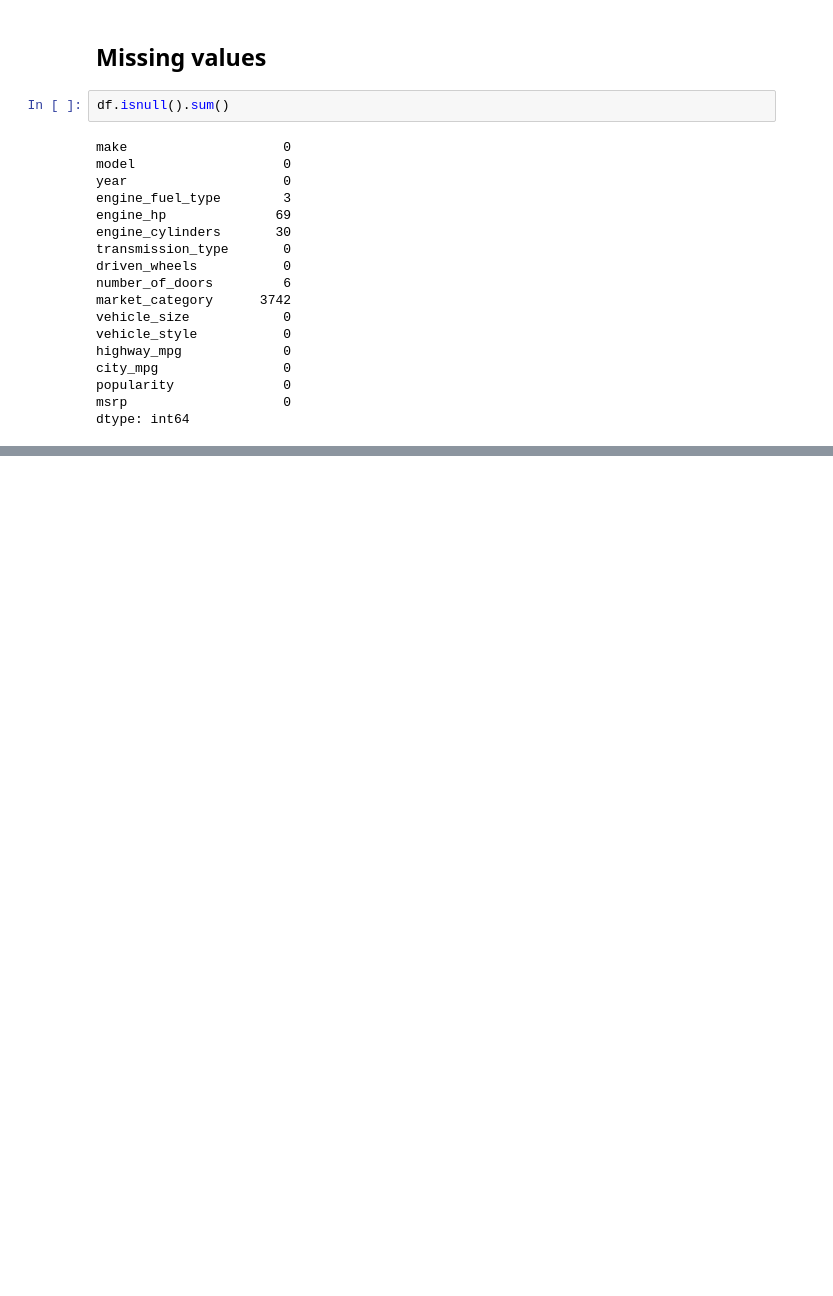
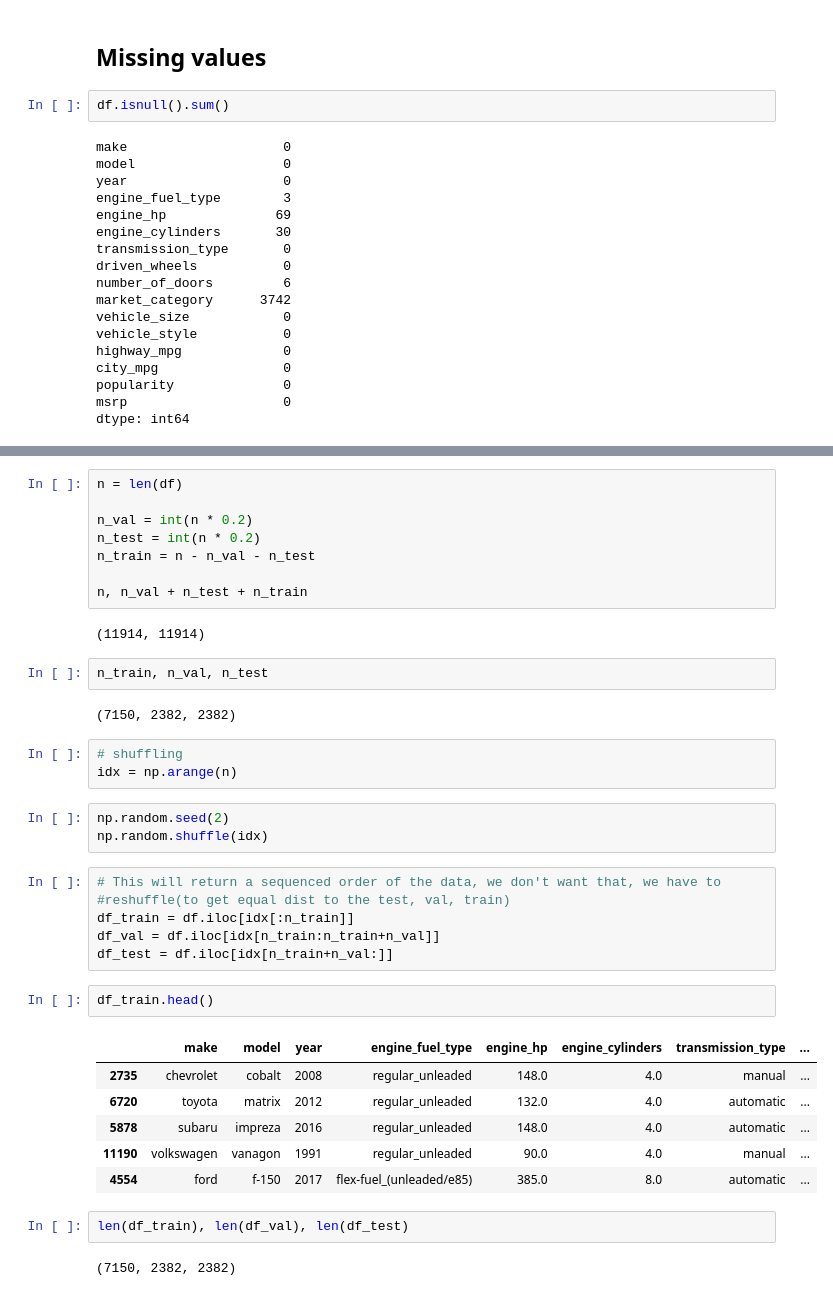
Before and after one commit to Qaladid/machine-learning-course, a Jupyter notebook: 02-regression/regression.ipynb, the cells around one changed output, grey strips where cells are left out. Drawn from its saved outputs; the diff is of its cells as text; blank space fills up the shorter version.

```diff
--- a/02-regression/regression.ipynb
+++ b/02-regression/regression.ipynb
@@ -156,0 +174,39 @@ dtype: int64
+# %%
+n = len(df)
+
+n_val = int(n * 0.2)
+n_test = int(n * 0.2)
+n_train = n - n_val - n_test
+
+n, n_val + n_test + n_train
+# %% [output]
+(11914, 11914)
+# %%
+n_train, n_val, n_test
+# %% [output]
+(7150, 2382, 2382)
+# %%
+# shuffling
+idx = np.arange(n)
+# %%
+np.random.seed(2)
+np.random.shuffle(idx)
+# %%
+# This will return a sequenced order of the data, we don't want that, we have to
+#reshuffle(to get equal dist to the test, val, train)
+df_train = df.iloc[idx[:n_train]]
+df_val = df.iloc[idx[n_train:n_train+n_val]]
+df_test = df.iloc[idx[n_train+n_val:]]
+# %%
+df_train.head()
+# %% [output]
+|  | make | model | year | engine_fuel_type | engine_hp | engine_cylinders | transmission_type | ... |
+| 2735 | chevrolet | cobalt | 2008 | regular_unleaded | 148.0 | 4.0 | manual | ... |
+| 6720 | toyota | matrix | 2012 | regular_unleaded | 132.0 | 4.0 | automatic | ... |
+| 5878 | subaru | impreza | 2016 | regular_unleaded | 148.0 | 4.0 | automatic | ... |
+| 11190 | volkswagen | vanagon | 1991 | regular_unleaded | 90.0 | 4.0 | manual | ... |
+| 4554 | ford | f-150 | 2017 | flex-fuel_(unleaded/e85) | 385.0 | 8.0 | automatic | ... |
+# %%
+len(df_train), len(df_val), len(df_test)
+# %% [output]
+(7150, 2382, 2382)
```
Also changed, not shown: parts of 88 cells of this notebook, 1 other file.
